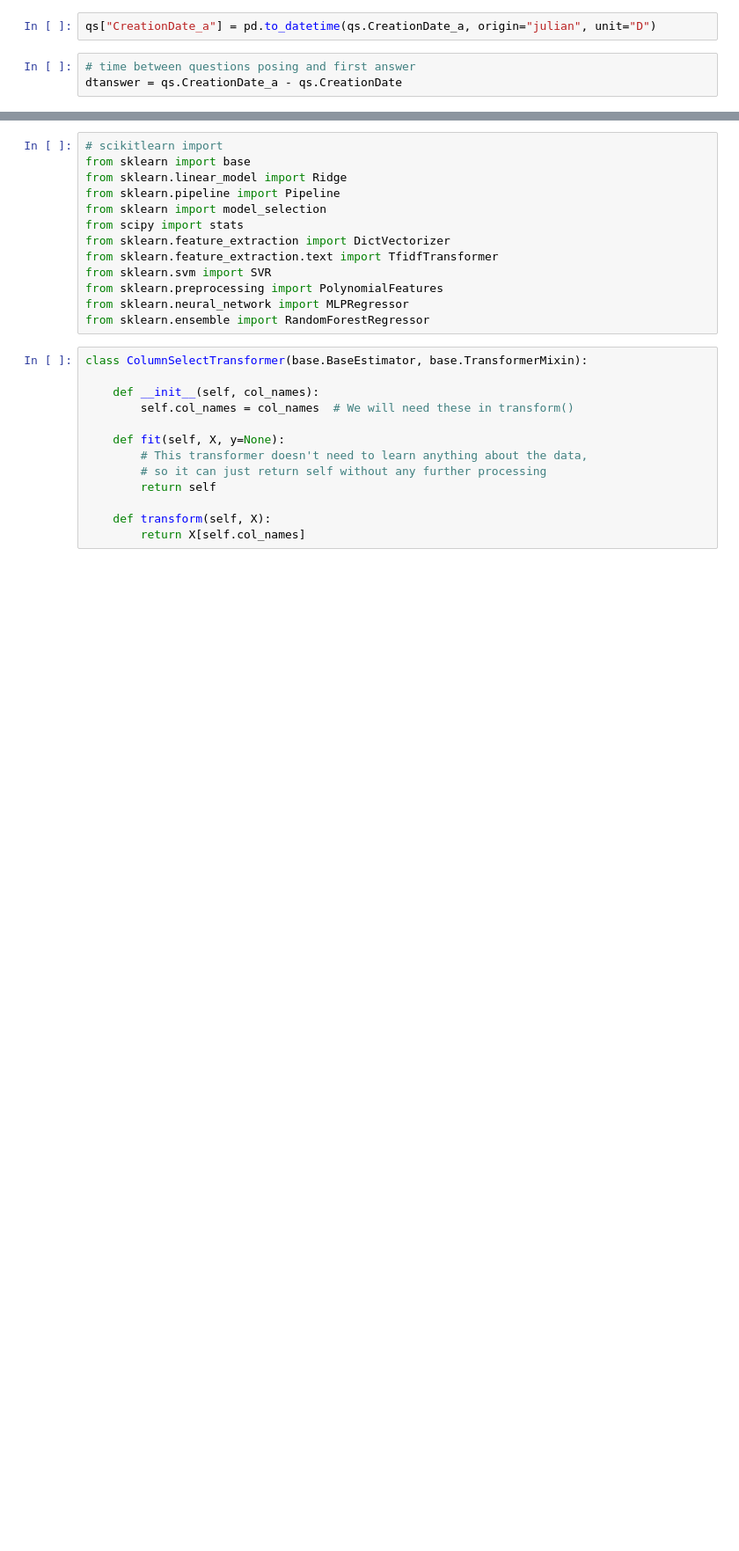
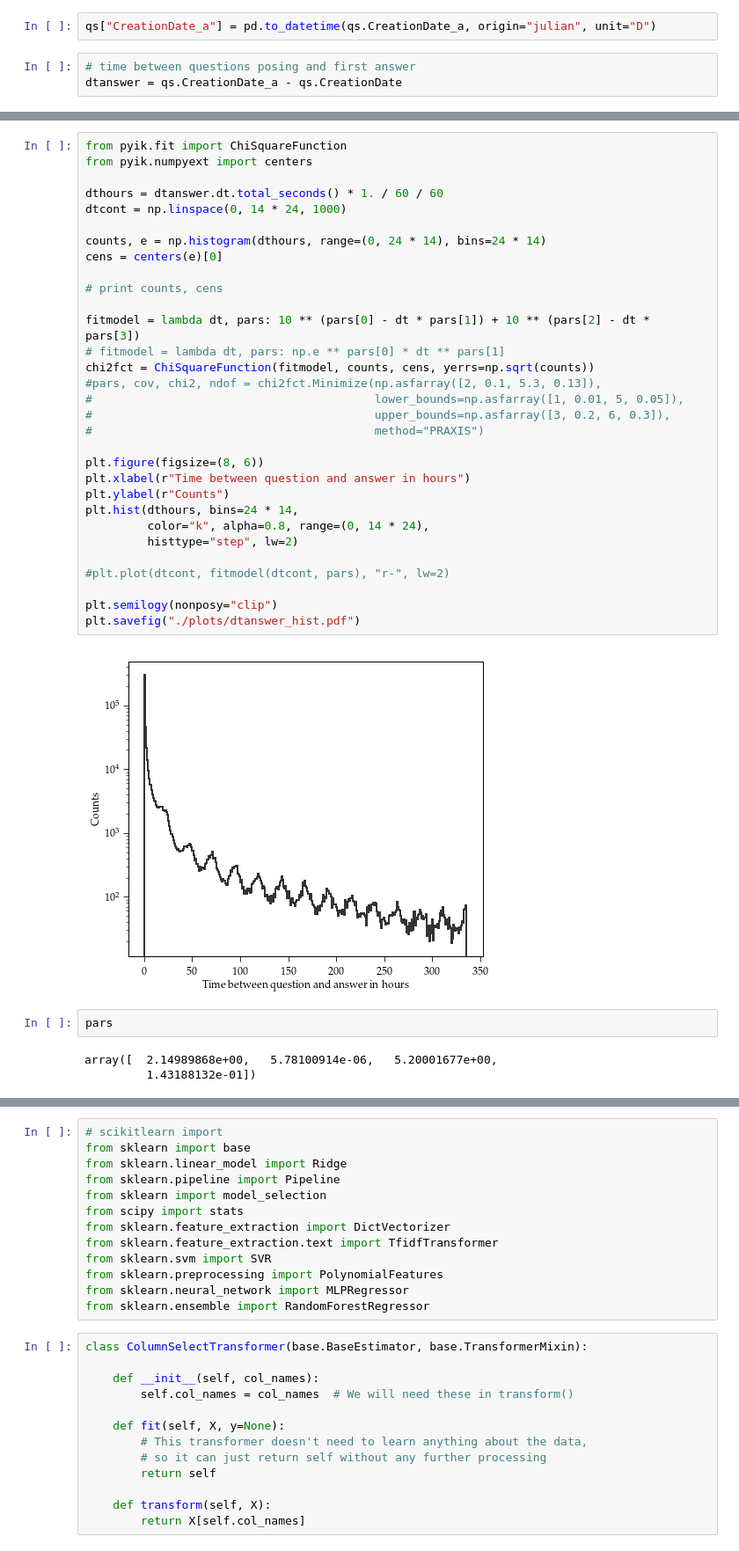
Before and after one commit to AkagiShigeru/incubator-overflow, a Jupyter notebook: stackoverflow-nlp-new.ipynb, the cells around one changed output, grey strips where cells are left out. Shown at 88% size. Cells and saved outputs as stored; diff of their text form; blank space fills up the shorter version.

```diff
--- a/stackoverflow-nlp-new.ipynb
+++ b/stackoverflow-nlp-new.ipynb
@@ -200,0 +130,38 @@ dtype: object
+# %%
+from pyik.fit import ChiSquareFunction
+from pyik.numpyext import centers
+
+dthours = dtanswer.dt.total_seconds() * 1. / 60 / 60
+dtcont = np.linspace(0, 14 * 24, 1000)
+
+counts, e = np.histogram(dthours, range=(0, 24 * 14), bins=24 * 14)
+cens = centers(e)[0]
+
+# print counts, cens
+
+fitmodel = lambda dt, pars: 10 ** (pars[0] - dt * pars[1]) + 10 ** (pars[2] - dt * pars[3])
+# fitmodel = lambda dt, pars: np.e ** pars[0] * dt ** pars[1]
+chi2fct = ChiSquareFunction(fitmodel, counts, cens, yerrs=np.sqrt(counts))
+#pars, cov, chi2, ndof = chi2fct.Minimize(np.asfarray([2, 0.1, 5.3, 0.13]),
+#                                         lower_bounds=np.asfarray([1, 0.01, 5, 0.05]),
+#                                         upper_bounds=np.asfarray([3, 0.2, 6, 0.3]),
+#                                         method="PRAXIS")
+
+plt.figure(figsize=(8, 6))
+plt.xlabel(r"Time between question and answer in hours")
+plt.ylabel(r"Counts")
+plt.hist(dthours, bins=24 * 14,
+         color="k", alpha=0.8, range=(0, 14 * 24),
+         histtype="step", lw=2)
+
+#plt.plot(dtcont, fitmodel(dtcont, pars), "r-", lw=2)
+
+plt.semilogy(nonposy="clip")
+plt.savefig("./plots/dtanswer_hist.pdf")
+# %% [output]
+[figure, added]
+# %%
+pars
+# %% [output]
+array([  2.14989868e+00,   5.78100914e-06,   5.20001677e+00,
+         1.43188132e-01])
```
Also changed, not shown: parts of 22 cells of this notebook, 1 other file.
